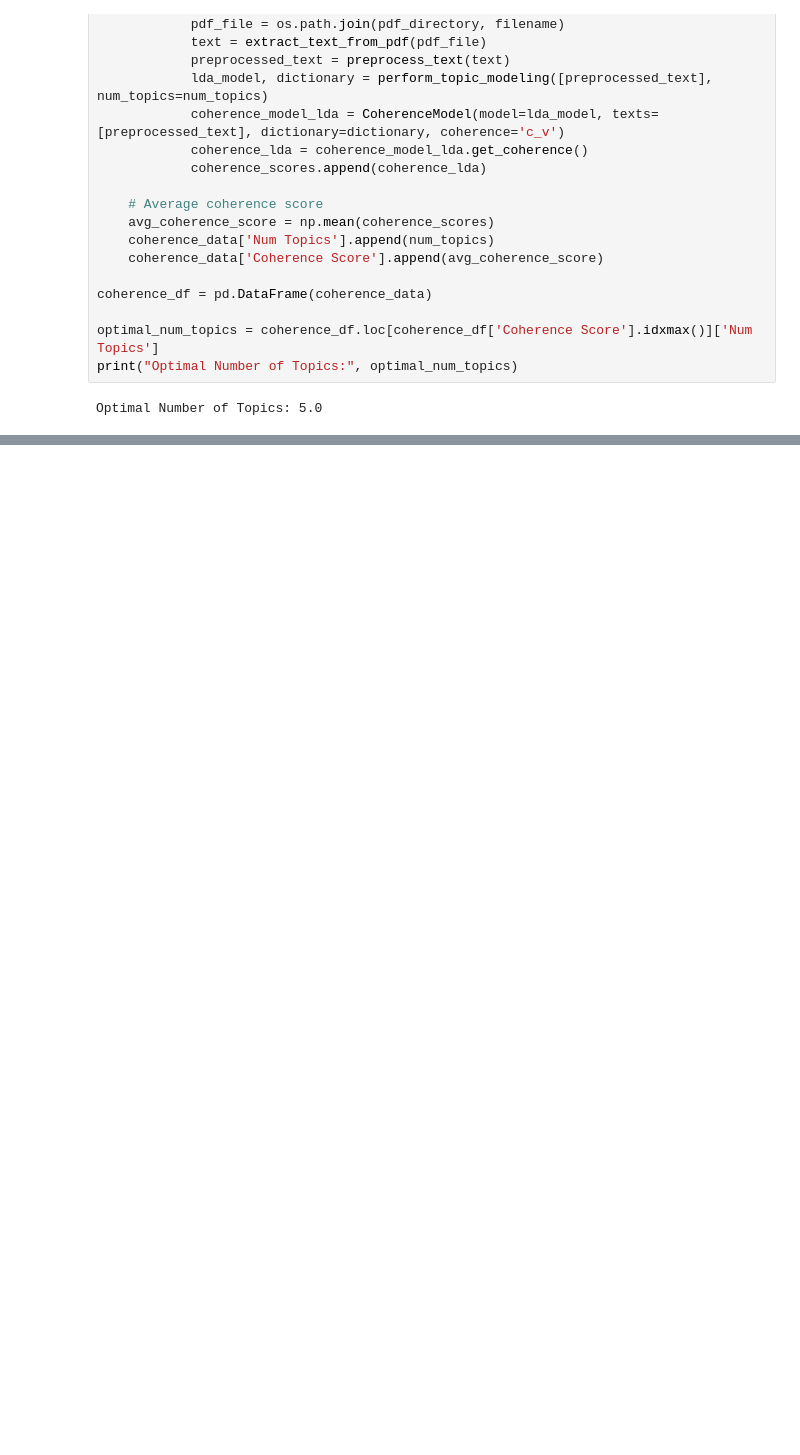
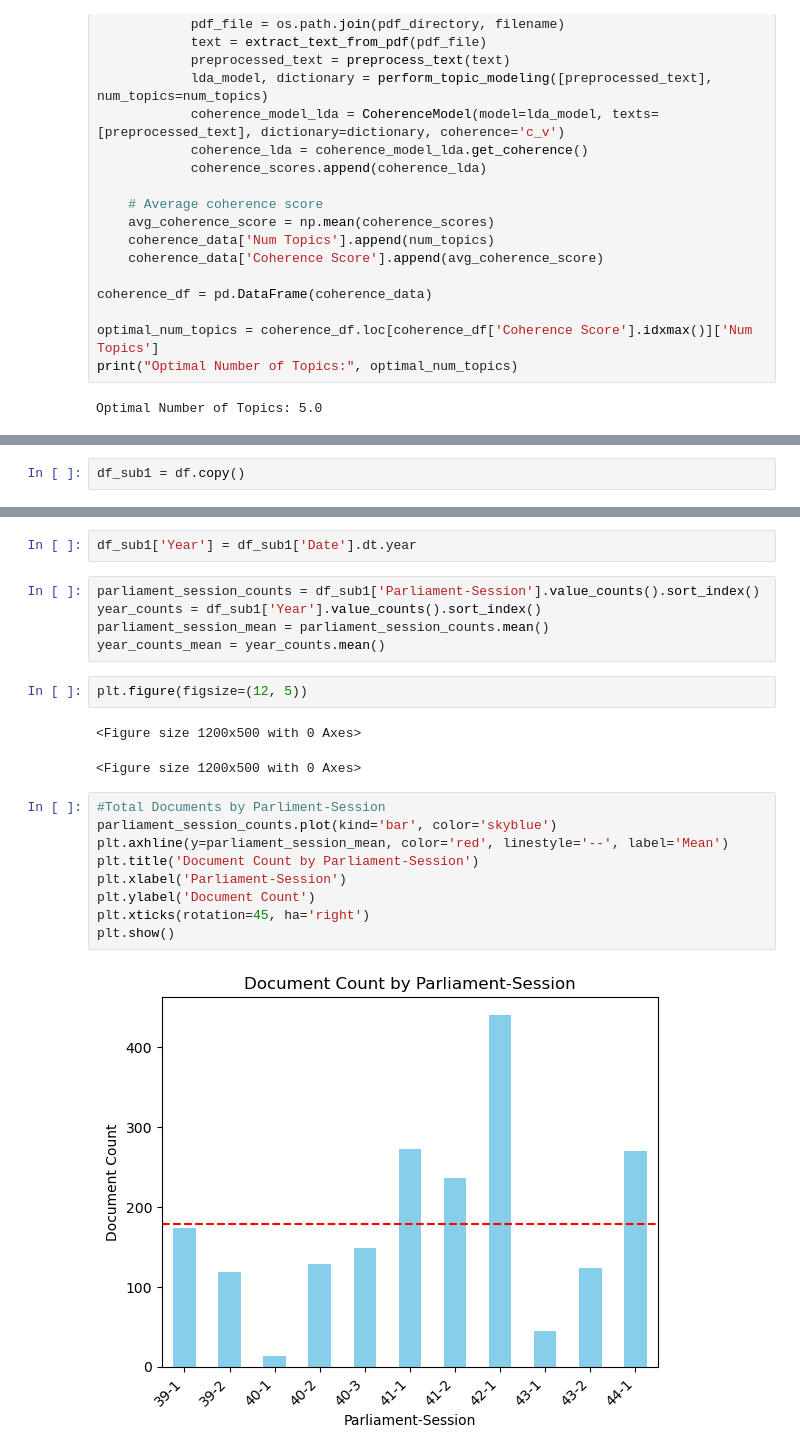
Before and after one commit to CDL-DataSci/CIND820, a Jupyter notebook: CIND820_Litreview.ipynb, the cells around one changed output, grey strips where cells are left out. Saved outputs shown, nothing was run; the diff lists cells and outputs as text; blank space fills up the shorter version.

```diff
--- a/CIND820_Litreview.ipynb
+++ b/CIND820_Litreview.ipynb
@@ -509,3 +509,5 @@ coherence_df
 | 13 | 18 | 0.320484 |
 | 14 | 19 | 0.320981 |
 | 15 | 20 | 0.320730 |
+# %%
+df_sub1 = df.copy()
@@ -511,0 +534,23 @@ coherence_df
+# %%
+df_sub1['Year'] = df_sub1['Date'].dt.year
+# %%
+parliament_session_counts = df_sub1['Parliament-Session'].value_counts().sort_index()
+year_counts = df_sub1['Year'].value_counts().sort_index()
+parliament_session_mean = parliament_session_counts.mean()
+year_counts_mean = year_counts.mean()
+# %%
+plt.figure(figsize=(12, 5))
+# %% [output]
+<Figure size 1200x500 with 0 Axes>
+<Figure size 1200x500 with 0 Axes>
+# %%
+#Total Documents by Parliment-Session
+parliament_session_counts.plot(kind='bar', color='skyblue')
+plt.axhline(y=parliament_session_mean, color='red', linestyle='--', label='Mean')
+plt.title('Document Count by Parliament-Session')
+plt.xlabel('Parliament-Session')
+plt.ylabel('Document Count')
+plt.xticks(rotation=45, ha='right')
+plt.show()
+# %% [output]
+[figure, added]
```
Also changed, not shown: parts of 3 cells of this notebook.
